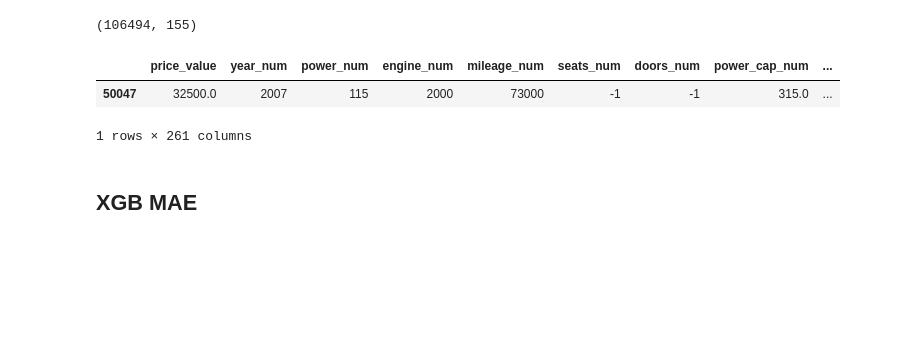
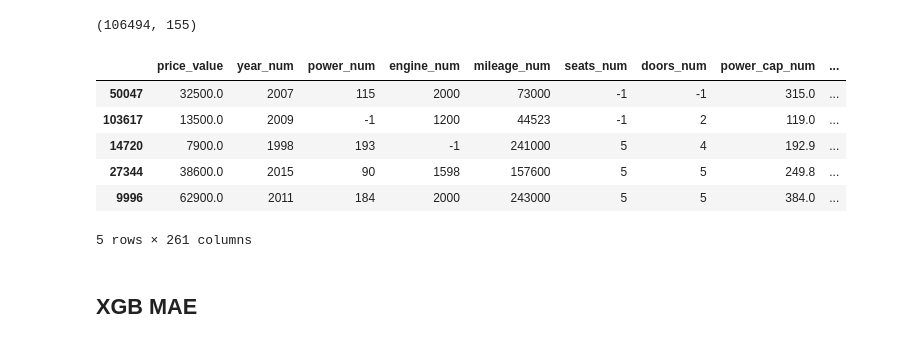
Before and after one commit to DrMikeMaik/Car-Prices, a Jupyter notebook: Car Price Regression with XGB.ipynb, the cells around one changed output. Saved outputs shown, nothing was run; the diff lists cells and outputs as text; code cells hidden in the pictures; blank space fills up the shorter version.

```diff
--- a/Car Price Regression with XGB.ipynb
+++ b/Car Price Regression with XGB.ipynb
@@ -26,8 +13,8 @@ from hyperopt import hp, fmin, tpe, STATUS_OK, Trials
 # %% [markdown]
 ## Data
 # %%
-train = pd.read_hdf('../data/train.car_price.h5')
-test = pd.read_hdf('../data/test.car_price.h5') #zbiór testowy bez odpowiedzi
+train = pd.read_hdf('./data/train.car_price.h5') #train data
+test = pd.read_hdf('./data/test.car_price.h5') #test data
 # %%
 train.shape
 # %% [output]
@@ -154,7 +144,7 @@ train_combine['doors_num']     = train_combine['doors'].apply(lambda x: -1 if x
 
 train_combine['power_cap_num']= (train_combine['engine_num']/10) + train_combine['power_num']
 train_combine['power_cap_num_log']= train_combine['power_cap_num'].apply(lambda x: -1 if x<=0 else np.log(x+1))
-train_combine['num_feats'] = train.select_dtypes(include=bool).sum(axis=1)
+train_combine['num_feats'] = train.select_dtypes(include=[bool]).sum(axis=1)
 train_combine['year_rev_log'] = np.log(2020 - train_combine['year_num'])
 
 train_combine.sample(5)
@@ -167,7 +157,7 @@ train_combine.sample(5)
 | 51064 | 19500.0 | 51064 | Używane | Osoba prywatna | Osobowe | 2011 | 115 KM | 1 600 cm3 | 196 000 km | ... |
 5 rows × 36 columns
 # %%
-train_feats = train.select_dtypes(include=bool)
+train_feats = train.select_dtypes(include=[bool])
 train_feats.sample(5)
 # %% [output]
 |  | feature_czujniki-parkowania-przednie | feature_poduszka-powietrzna-chron... | feature_kurtyny-powietrzne | feature_klimatyzacja-dwustrefowa | ... |
@@ -415,11 +405,15 @@ train.shape
 # %% [output]
 (106494, 155)
 # %%
-train_data.sample()
+train_data.sample(5)
 # %% [output]
 |  | price_value | year_num | power_num | engine_num | mileage_num | seats_num | doors_num | power_cap_num | ... |
 | 50047 | 32500.0 | 2007 | 115 | 2000 | 73000 | -1 | -1 | 315.0 | ... |
+| 103617 | 13500.0 | 2009 | -1 | 1200 | 44523 | -1 | 2 | 119.0 | ... |
+| 14720 | 7900.0 | 1998 | 193 | -1 | 241000 | 5 | 4 | 192.9 | ... |
+| 27344 | 38600.0 | 2015 | 90 | 1598 | 157600 | 5 | 5 | 249.8 | ... |
+| 9996 | 62900.0 | 2011 | 184 | 2000 | 243000 | 5 | 5 | 384.0 | ... |
-1 rows × 261 columns
+5 rows × 261 columns
 # %%
 X = train_data.drop(['price_value', 'price_log'], axis=1).values
 y = train_data['price_log'].values
```
Also changed, not shown: parts of 36 cells of this notebook, 1 other file.
